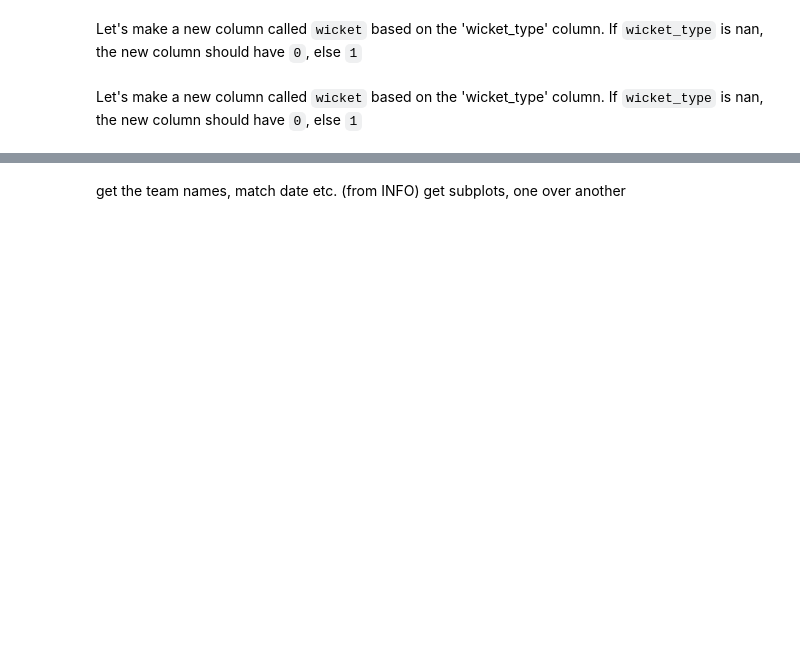
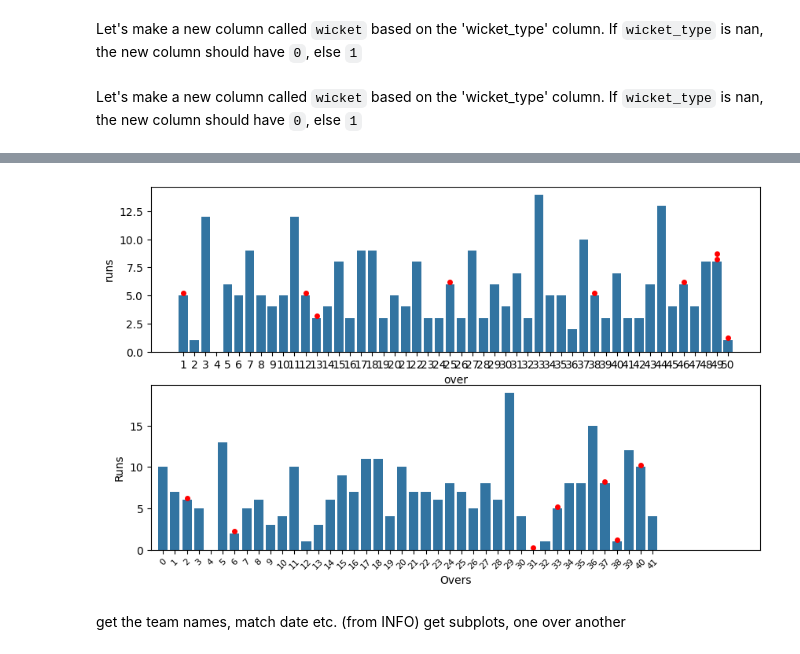
Before and after one commit to OptimalDecisions/sports-analytics-foundations, a Jupyter notebook: data-visualization/Data_Visualization_3_6_Cricket_Plots.ipynb, the cells around one changed output, grey strips where cells are left out. Cells and saved outputs as stored; diff of their text form; code cells hidden in the pictures; blank space fills up the shorter version.

```diff
--- a/data-visualization/Data_Visualization_3_6_Cricket_Plots.ipynb
+++ b/data-visualization/Data_Visualization_3_6_Cricket_Plots.ipynb
@@ -198,3 +197,36 @@ plt.show()
+# %%
+def creaate_innings_barplot(i, df):
+  sns.barplot(x='over', y='runs', data=df, ax=axes[i])
+  # axes[i].set_title('Runs by Overs - Innings 1')
+
+
+  if i==1:
+    axes[i].set_xlabel('Overs')
+    axes[i].set_ylabel('Runs')
+    axes[i].set_xlim(-1,50)
+    axes[i].set_xticklabels(labels= axes[i].get_xticks(),
+                            rotation=45, fontsize=8)
+
+  for p, wicket in zip(axes[i].patches, df['wicket']):
+      if wicket:
+        yht = p.get_height()
+        for w in range(wicket): #there could be more than 1 wkt
+          axes[i].plot(p.get_x() + p.get_width() / 2., p.get_height()+0.2 + w*0.5,
+                  marker='o', color='red', markersize=4)
+
+
+
+fig, axes = plt.subplots(2, 1, figsize=(10, 6))
+
+odf_inn1 = odf[odf['innings']==1]
+odf_inn2 = odf[odf['innings']==2]
+
+creaate_innings_barplot(0, odf_inn1)
+creaate_innings_barplot(1, odf_inn2)
+
+plt.show()
+# %% [output]
+[figure, added]
 # %% [markdown]
 get the team names, match date etc. (from INFO)
 get subplots, one over another
```
Also changed, not shown: parts of 8 cells of this notebook.
